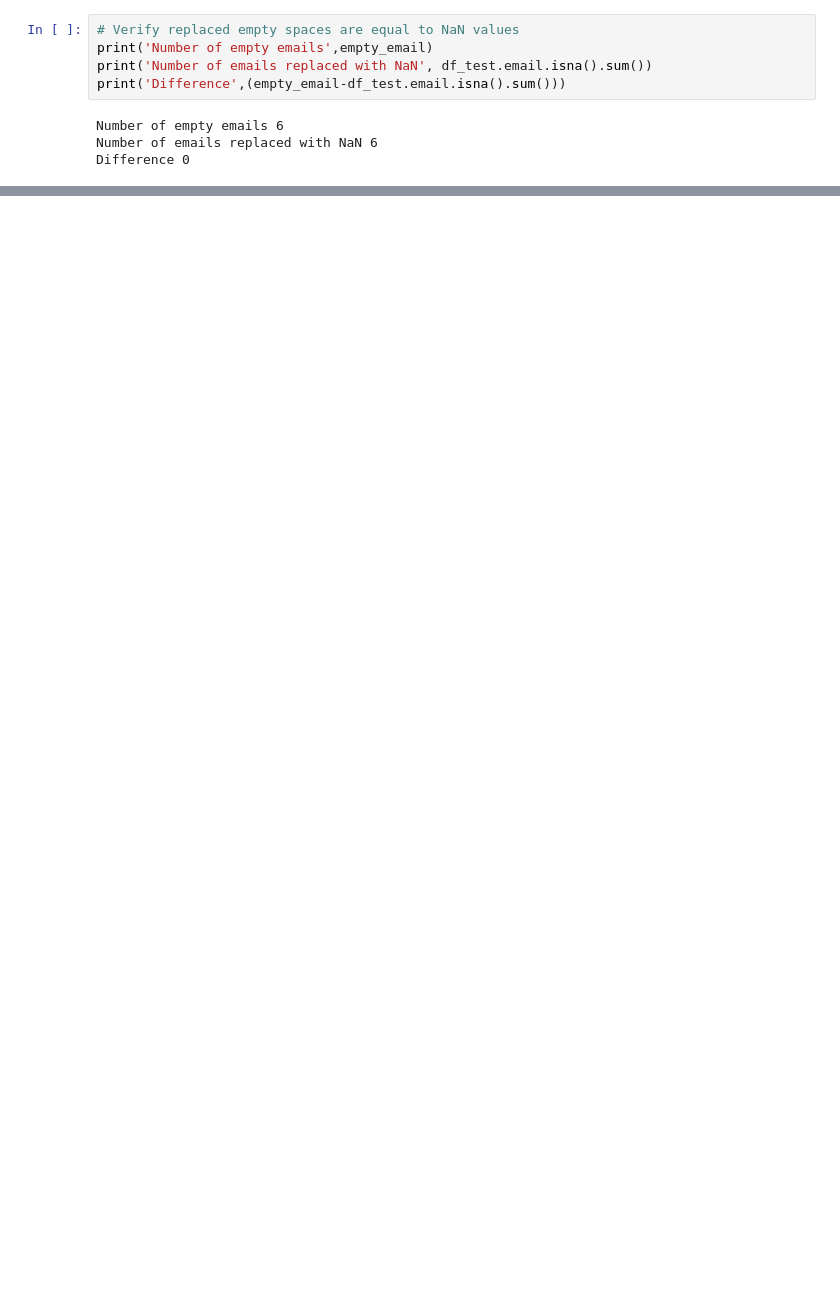
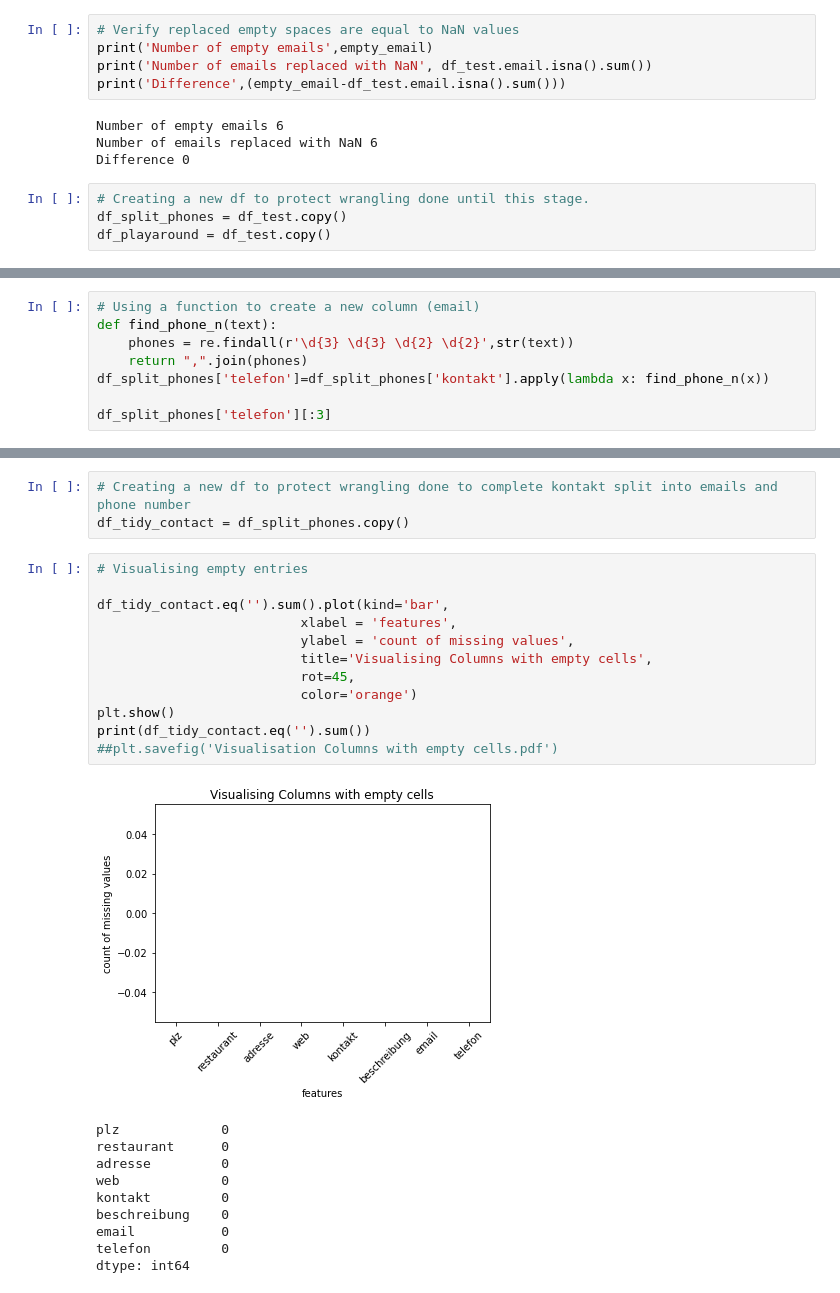
Before and after one commit to CristianRavalli/20220921_zoeliakie, a Jupyter notebook: Cleaning_Zoeliakie.ipynb, the cells around one changed output, grey strips where cells are left out. Cells and saved outputs as stored; diff of their text form; blank space fills up the shorter version.

```diff
--- a/Cleaning_Zoeliakie.ipynb
+++ b/Cleaning_Zoeliakie.ipynb
@@ -456,3 +475,7 @@ print('Difference',(empty_email-df_test.email.isna().sum()))
 Number of empty emails 6
 Number of emails replaced with NaN 6
 Difference 0
+# %%
+# Creating a new df to protect wrangling done until this stage.
+df_split_phones = df_test.copy()
+df_playaround = df_test.copy()
@@ -458,0 +497,8 @@ Difference 0
+# %%
+# Using a function to create a new column (email)
+def find_phone_n(text):
+    phones = re.findall(r'\d{3} \d{3} \d{2} \d{2}',str(text))
+    return ",".join(phones)
+df_split_phones['telefon']=df_split_phones['kontakt'].apply(lambda x: find_phone_n(x))
+
+df_split_phones['telefon'][:3]
@@ -458,0 +518,26 @@ Difference 0
+# %%
+# Creating a new df to protect wrangling done to complete kontakt split into emails and phone number
+df_tidy_contact = df_split_phones.copy()
+# %%
+# Visualising empty entries
+
+df_tidy_contact.eq('').sum().plot(kind='bar',
+                          xlabel = 'features',
+                          ylabel = 'count of missing values',
+                          title='Visualising Columns with empty cells',
+                          rot=45,
+                          color='orange')
+plt.show()
+print(df_tidy_contact.eq('').sum())
+##plt.savefig('Visualisation Columns with empty cells.pdf')
+# %% [output]
+[figure, added]
+plz             0
+restaurant      0
+adresse         0
+web             0
+kontakt         0
+beschreibung    0
+email           0
+telefon         0
+dtype: int64
```
Also changed, not shown: parts of 12 cells of this notebook, 1 other file.
